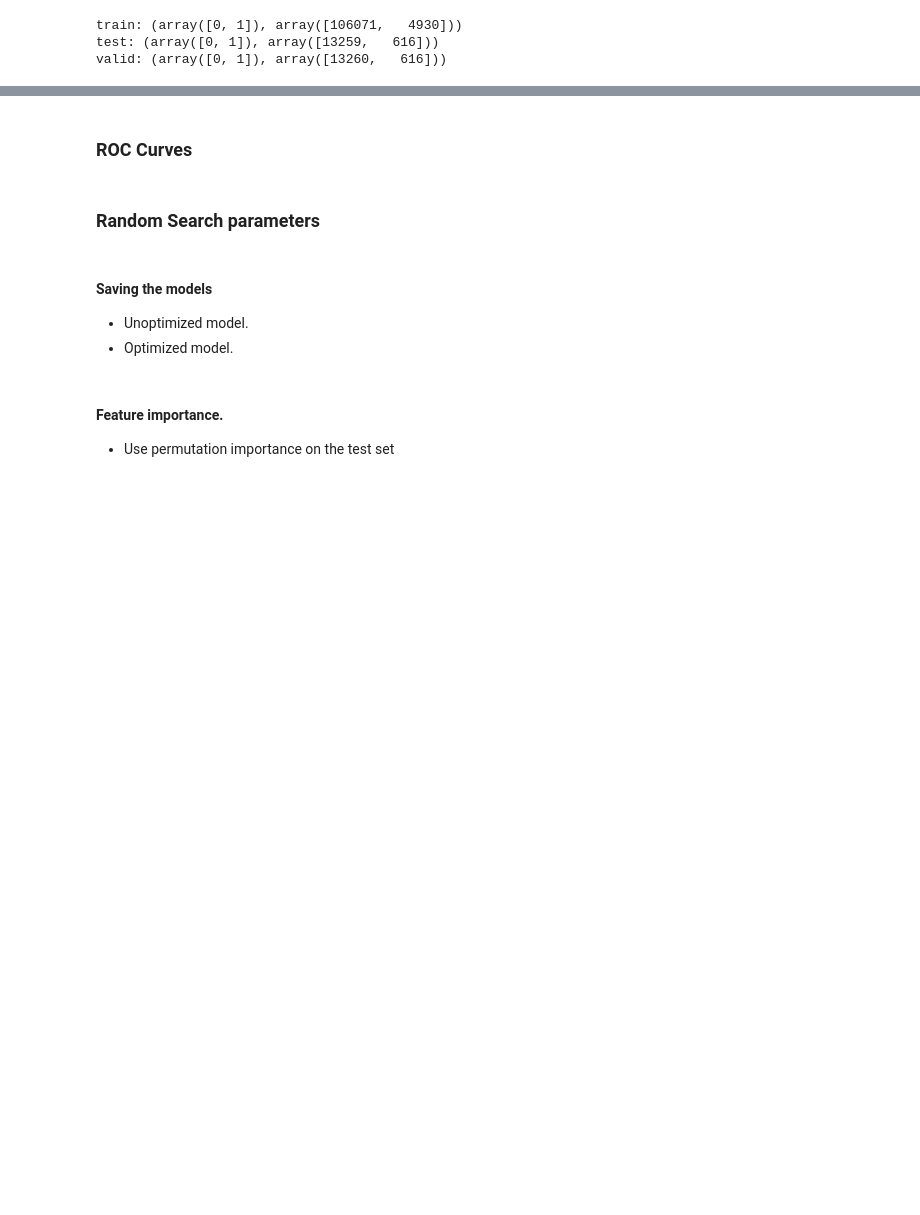
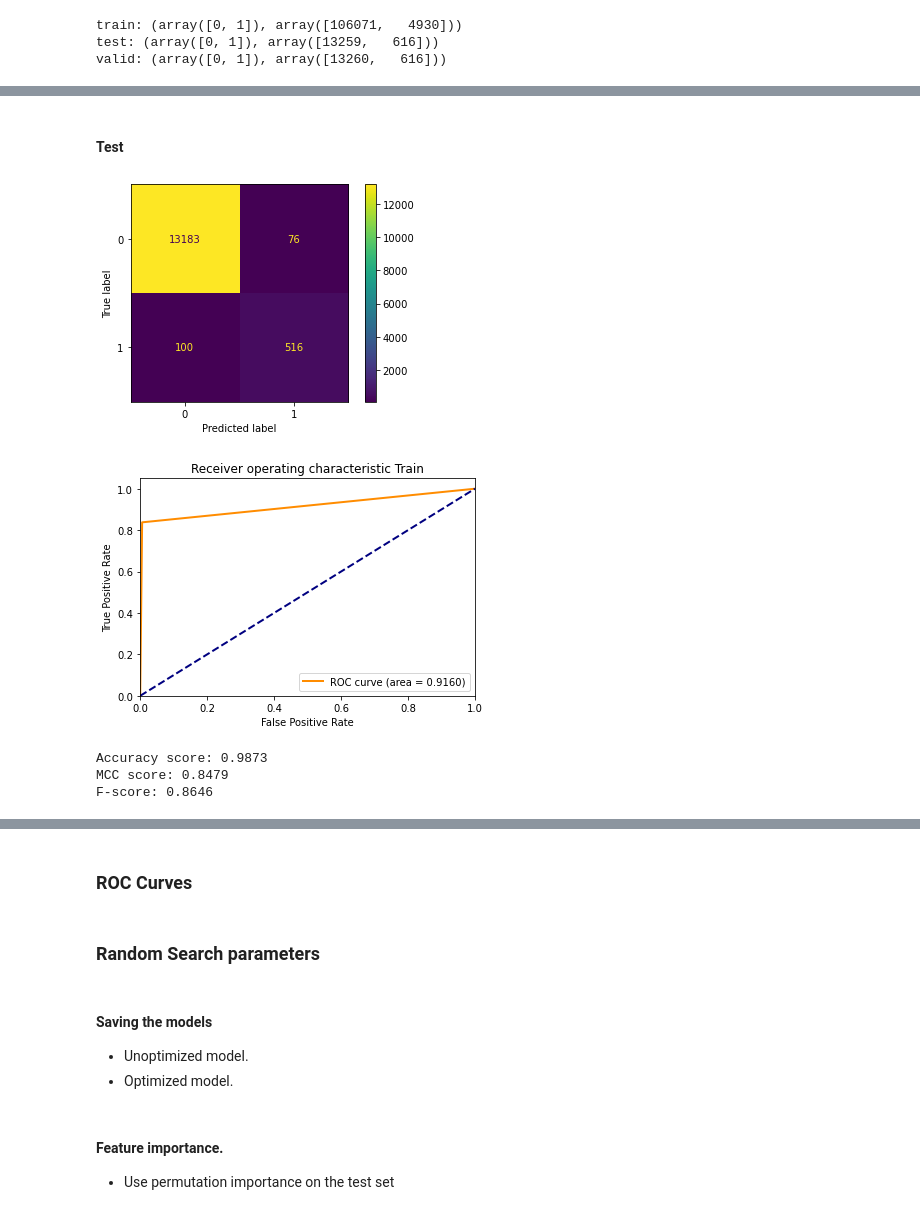
Before and after one commit to DRMRK/Machine_Learning-, a Jupyter notebook: Bus_bunching_Translink/notebooks/20200925_analyze_cleaned_data.ipynb, the cells around one changed output, grey strips where cells are left out. Saved outputs shown, nothing was run; the diff lists cells and outputs as text; code cells hidden in the pictures; blank space fills up the shorter version.

```diff
--- a/Bus_bunching_Translink/notebooks/20200925_analyze_cleaned_data.ipynb
+++ b/Bus_bunching_Translink/notebooks/20200925_analyze_cleaned_data.ipynb
@@ -218,0 +182,13 @@ ps.plot_ROC('Train')
+# %% [markdown]
+#### Test
+# %%
+ps_test = plots_and_scores(y_test,y_pred_test, y_pred_test_proba) # Instantiate an object
+ps_test.display_confusion_matrix()
+ps_test.plot_ROC('Train')
+ps_test.print_scores()
+# %% [output]
+[figure, added]
+[figure, added]
+Accuracy score: 0.9873
+MCC score: 0.8479
+F-score: 0.8646
```
Also changed, not shown: parts of 19 cells of this notebook, 9 other files.
